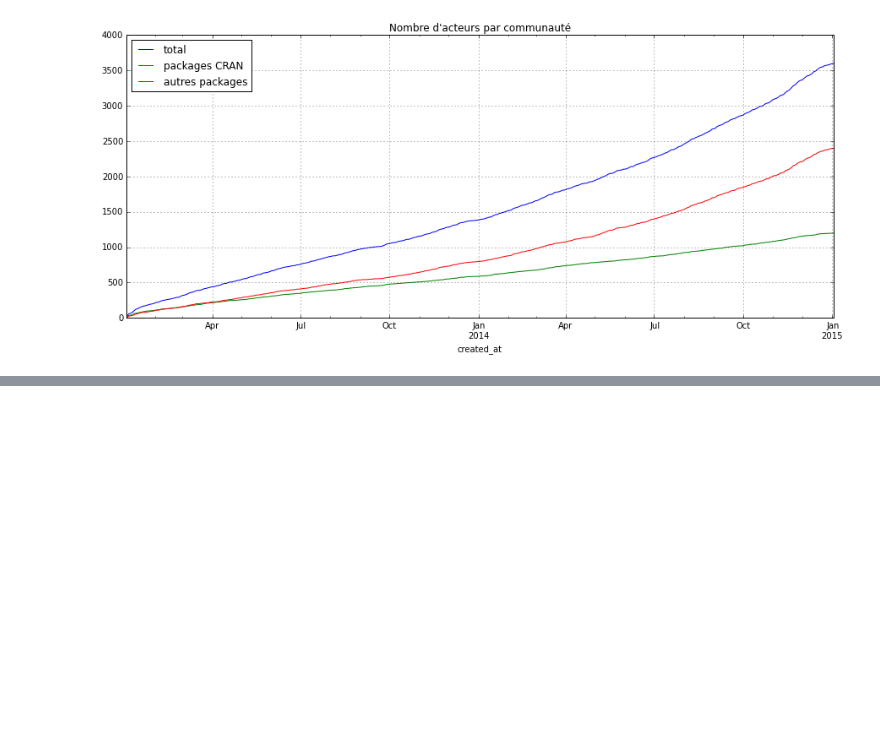
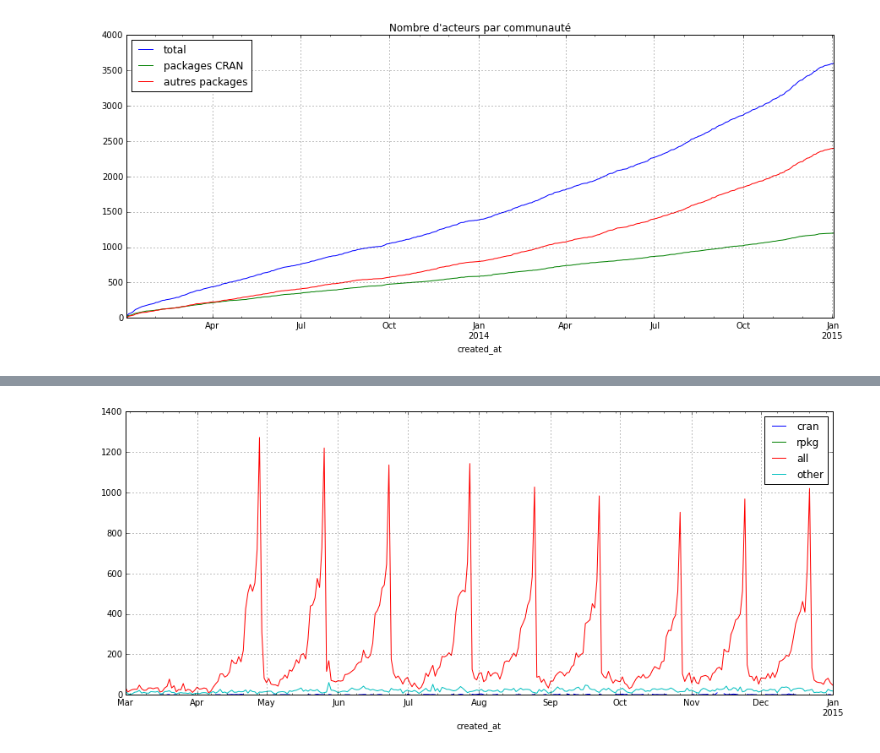
Before and after one commit to maelick/GitHub-API-Helpers, a Jupyter notebook: ActivityPlot.ipynb, the cells around one changed output, grey strips where cells are left out. Saved outputs shown, nothing was run; the diff lists cells and outputs as text; code cells hidden in the pictures; blank space fills up the shorter version.

```diff
--- a/ActivityPlot.ipynb
+++ b/ActivityPlot.ipynb
@@ -212,0 +230,28 @@ plot.legend([u'total', u'packages CRAN', u'autres packages'], loc='upper left')
+# %%
+def _from_json_to_flat(e):
+    return {'type': e['type'],
+            'actor': e['actor'],
+            'created_at': dateutil.parser.parse(e['created_at']),
+            'owner': e['repository']['owner'],
+            'repository': e['repository']['name']}
+
+events = imap(_from_json_to_flat,
+              conn.r.events.find({'type': 'ForkEvent'},
+                                 fields=['type', 'actor', 'created_at', 'repository.name', 'repository.owner']))
+# %%
+df_fork_events = pandas.DataFrame(list(events))
+# %%
+df_fork_events_all = pandas.merge(df_fork_events, df_packages_cran, how='left', on=('owner', 'repository'))
+df_fork_events_all = pandas.merge(df_fork_events_all, df_packages_rpkg, how='left', on=('owner', 'repository'))
+df_fork_events_all = pandas.merge(df_fork_events_all, df_packages_others, how='left', on=('owner', 'repository'))
+
+# Date indexed
+df_fork_events_all.set_index('created_at', inplace=True)
+
+df_fork_events_all['all'] = 1
+# %%
+df_temp = df_fork_events_all.resample('1D', label='left', loffset='1d', how='sum')
+plot = df_temp['2014-03-01':'2015-01-01'][['cran', 'rpkg', 'all', 'other']].plot()
+plot.get_figure().set_size_inches(15,6)
+# %% [output]
+[figure, added]
```
Also changed, not shown: parts of 6 cells of this notebook, 2 other files.
